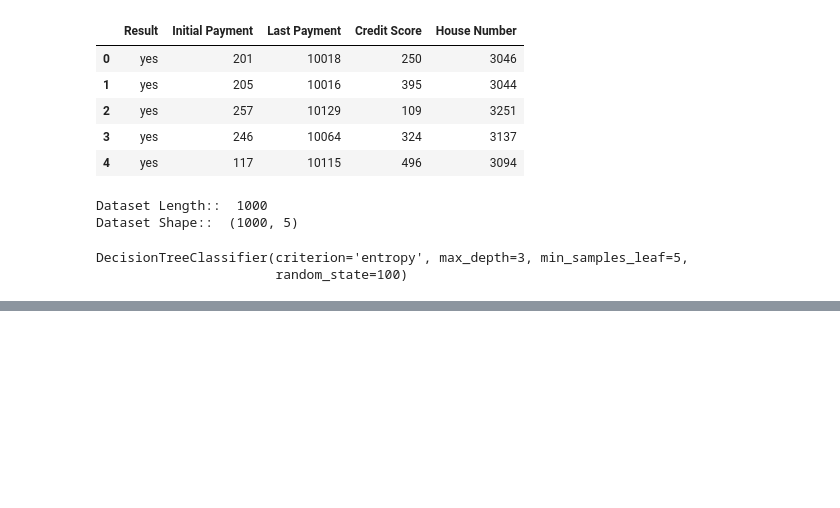
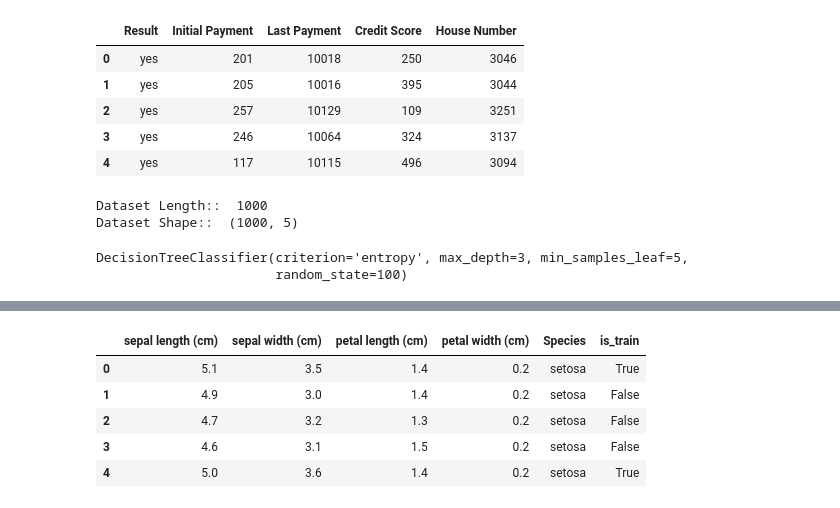
Before and after one commit to sopiloteh/sillythings, a Jupyter notebook: mlrelearning.ipynb, the cells around one changed output, grey strips where cells are left out. Drawn from its saved outputs; the diff is of its cells as text; code cells hidden in the pictures; blank space fills up the shorter version.

Commit message:
Kaggle Notebook | mlRelearning | Version 24

```diff
--- a/mlrelearning.ipynb
+++ b/mlrelearning.ipynb
@@ -764,0 +796,14 @@ DecisionTreeClassifier(criterion='entropy', max_depth=3, min_samples_leaf=5,
+# %%
+#Delving into a Random Forest now
+
+irisA = load_iris()
+irisB = pd.read_csv('/kaggle/input/iris-random-forest/iris.csv')
+
+#for iA we are following the built in data set
+#for iB we are using a downloaded version, this will help compare the data between the two
+iA = pd.DataFrame(irisA.data,columns=irisA.feature_names)
+iB = pd.DataFrame(irisB)
+iB = iB.drop('Id', axis=1)
+
+
+iA.head()
@@ -764,0 +826,6 @@ DecisionTreeClassifier(criterion='entropy', max_depth=3, min_samples_leaf=5,
+# %%
+#it appears we are missing a column in the built in database iris whereas the downloaded copy of iris already shows it
+#lets add the species so we know whats happeneing
+
+iA['Species'] = pd.Categorical.from_codes(irisA.target,irisA.target_names)
+iA.head()
@@ -764,0 +839,11 @@ DecisionTreeClassifier(criterion='entropy', max_depth=3, min_samples_leaf=5,
+# %%
+#here we do a train/test with the built in database
+iA['is_train'] = np.random.uniform(0,1,len(iA)) <= .75
+iA.head()
+# %% [output]
+|  | sepal length (cm) | sepal width (cm) | petal length (cm) | petal width (cm) | Species | is_train |
+| 0 | 5.1 | 3.5 | 1.4 | 0.2 | setosa | True |
+| 1 | 4.9 | 3.0 | 1.4 | 0.2 | setosa | False |
+| 2 | 4.7 | 3.2 | 1.3 | 0.2 | setosa | False |
+| 3 | 4.6 | 3.1 | 1.5 | 0.2 | setosa | False |
+| 4 | 5.0 | 3.6 | 1.4 | 0.2 | setosa | True |
```
Also changed, not shown: parts of 8 cells of this notebook.
